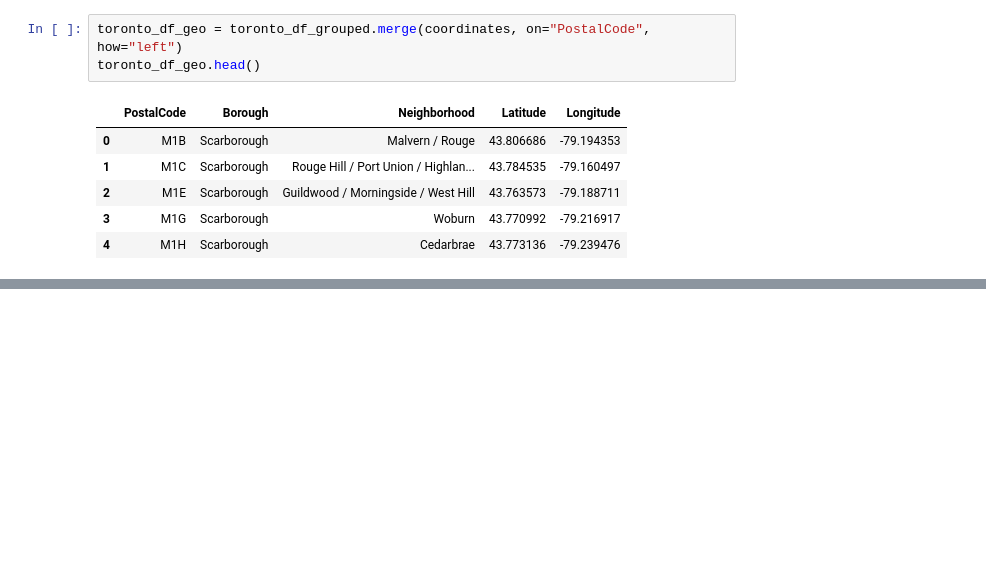
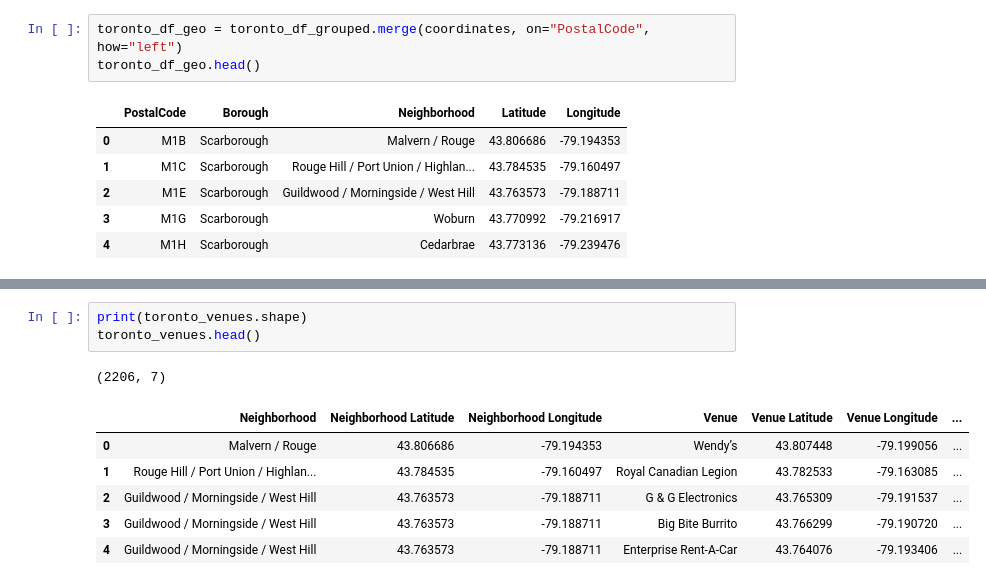
Before and after one commit to mpedrazoli/Coursera, a Jupyter notebook: Week 3: Peer-graded Assignment.ipynb, the cells around one changed output, grey strips where cells are left out. Cells and saved outputs as stored; diff of their text form; blank space fills up the shorter version.

```diff
--- a/Week 3: Peer-graded Assignment.ipynb
+++ b/Week 3: Peer-graded Assignment.ipynb
@@ -176,0 +386,11 @@ toronto_df_geo.head()
+# %%
+print(toronto_venues.shape)
+toronto_venues.head()
+# %% [output]
+(2206, 7)
+|  | Neighborhood | Neighborhood Latitude | Neighborhood Longitude | Venue | Venue Latitude | Venue Longitude | ... |
+| 0 | Malvern / Rouge | 43.806686 | -79.194353 | Wendy’s | 43.807448 | -79.199056 | ... |
+| 1 | Rouge Hill / Port Union / Highlan... | 43.784535 | -79.160497 | Royal Canadian Legion | 43.782533 | -79.163085 | ... |
+| 2 | Guildwood / Morningside / West Hill | 43.763573 | -79.188711 | G & G Electronics | 43.765309 | -79.191537 | ... |
+| 3 | Guildwood / Morningside / West Hill | 43.763573 | -79.188711 | Big Bite Burrito | 43.766299 | -79.190720 | ... |
+| 4 | Guildwood / Morningside / West Hill | 43.763573 | -79.188711 | Enterprise Rent-A-Car | 43.764076 | -79.193406 | ... |
```
Also changed, not shown: parts of 36 cells of this notebook.
